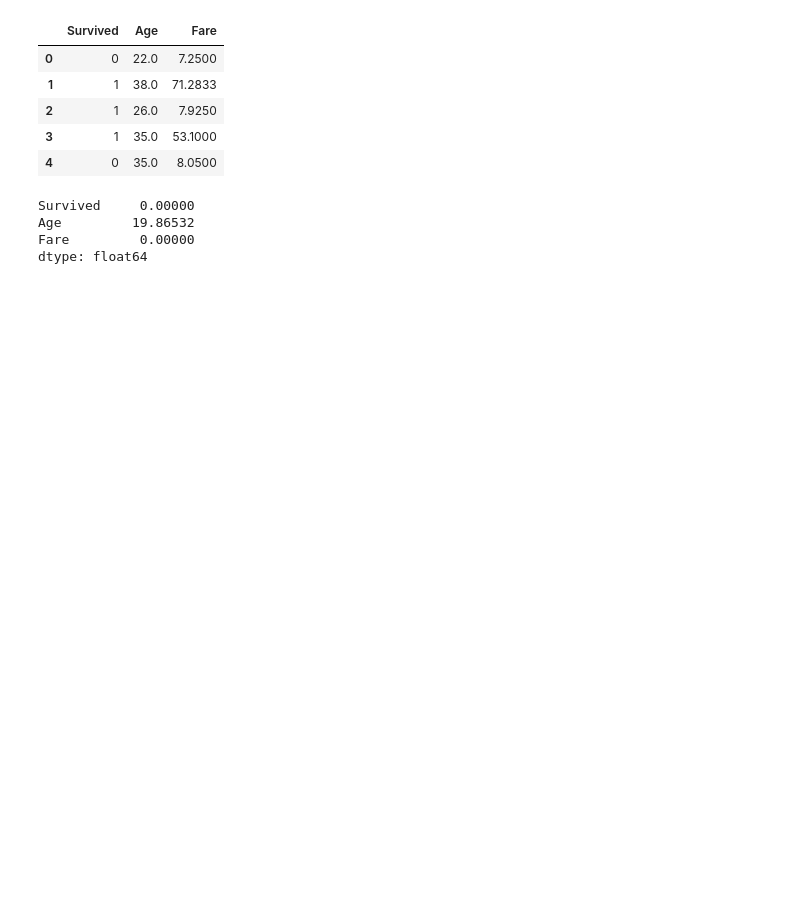
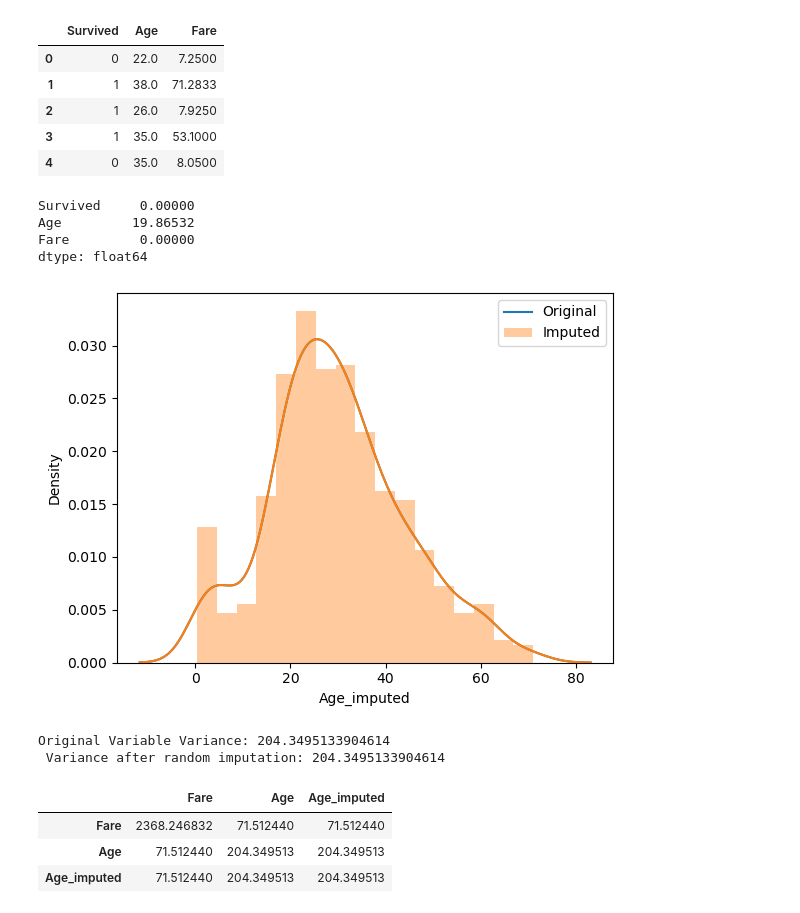
Before and after one commit to utkal08/ML-TASK, a Jupyter notebook: 100-days-ML/Random-simple-imputation.ipynb, the cells around one changed output. Cells and saved outputs as stored; diff of their text form; code cells hidden in the pictures; blank space fills up the shorter version.

```diff
--- a/100-days-ML/Random-simple-imputation.ipynb
+++ b/100-days-ML/Random-simple-imputation.ipynb
@@ -33,5 +33,3 @@ x_train,x_test,y_train,y_test=train_test_split(x,y,test_size=0.2,random_state=2)
 # %%
 x_train['Age_imputed']=x_train['Age']
 x_test['Age_imputed']=x_test['Age']
-# %%
-x_train['Age_imputed'][x_train['Age_imputed'].isnull()]=x_train['Age'/
@@ -37,0 +39,21 @@ x_train['Age_imputed'][x_train['Age_imputed'].isnull()]=x_train['Age'/
+# %%
+sns.distplot(x_train['Age'],label='Original',hist=False)
+sns.distplot(x_train['Age_imputed'],label='Imputed')
+
+plt.legend()
+plt.show()
+# %% [output]
+[figure, added]
+# %%
+print('Original Variable Variance:',x_train['Age'].var())
+print(' Variance after random imputation:',x_train['Age_imputed'].var())
+# %% [output]
+Original Variable Variance: 204.3495133904614
+ Variance after random imputation: 204.3495133904614
+# %%
+x_train[['Fare','Age','Age_imputed']].cov()
+# %% [output]
+|  | Fare | Age | Age_imputed |
+| Fare | 2368.246832 | 71.512440 | 71.512440 |
+| Age | 71.512440 | 204.349513 | 204.349513 |
+| Age_imputed | 71.512440 | 204.349513 | 204.349513 |
```
Also changed, not shown: parts of 9 cells of this notebook, 3 other files.
